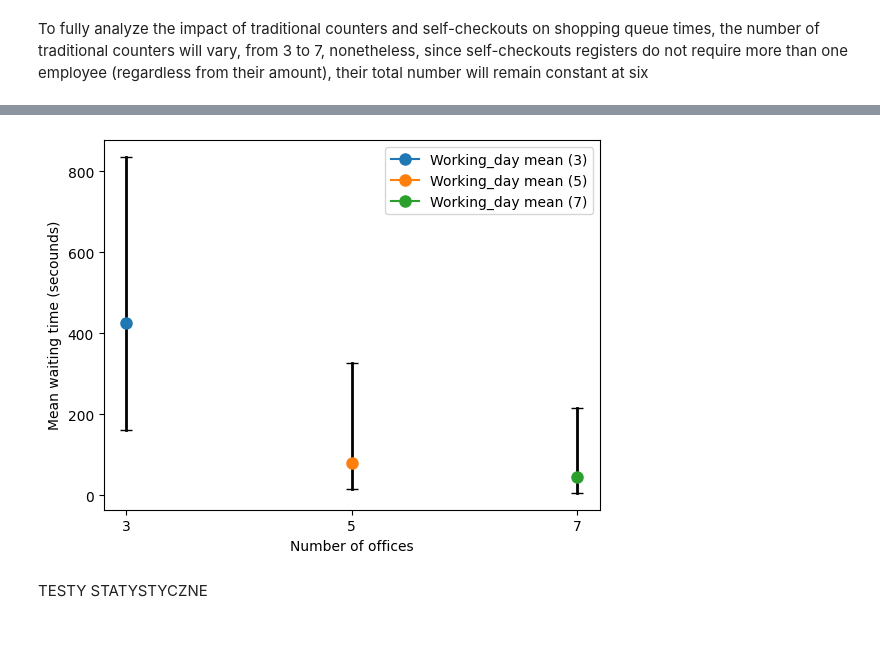
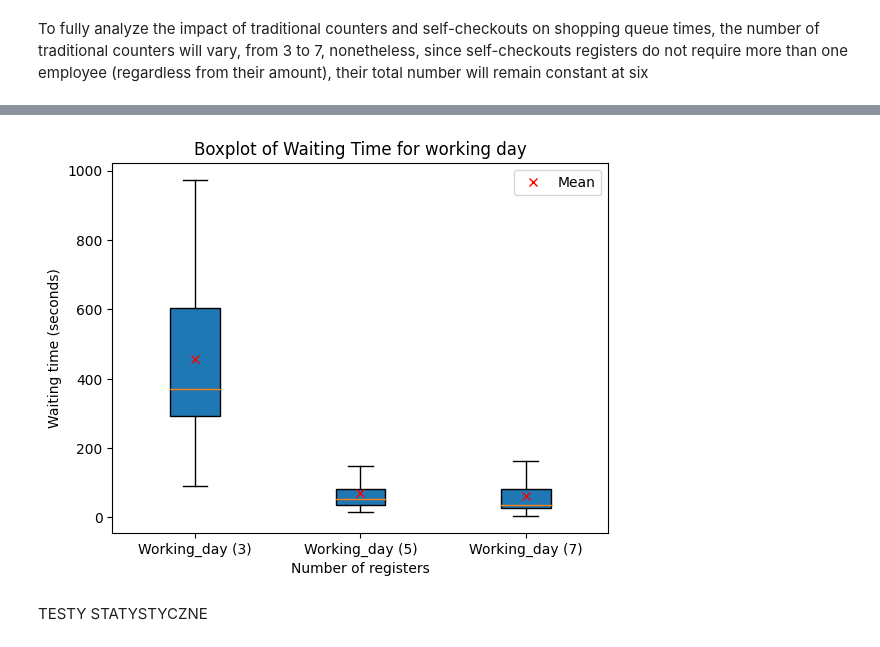
Before and after one commit to Micz26/Symulacja, a Jupyter notebook: notebook.ipynb, the cells around one changed output, grey strips where cells are left out. Cells and saved outputs as stored; diff of their text form; code cells hidden in the pictures.

```diff
--- a/notebook.ipynb
+++ b/notebook.ipynb
@@ -272,21 +174,25 @@ plt.show()
 # %%
+data = [working_day_3, working_day_5, working_day_7]
+
 fig, ax = plt.subplots()
 
-ax.plot([3, 3], [working_day_3_min, working_day_3_max], color='black', linewidth=2, marker='_', markersize=8)
-ax.plot([5, 5], [working_day_5_min, working_day_5_max], color='black', linewidth=2, marker='_', markersize=8)
-ax.plot([7, 7], [working_day_7_min, working_day_7_max], color='black', linewidth=2, marker='_', markersize=8)
+# Tworzenie diagramu pudełkowego
+box = ax.boxplot(data, vert=True, patch_artist=True, labels=['Working_day (3)', 'Working_day (5)', 'Working_day (7)'], showfliers=False)
 
-ax.plot(3, working_day_3_mean, marker='o', markersize=8, label='Working_day mean (3)')
-ax.plot(5, working_day_5_mean, marker='o', markersize=8, label='Working_day mean (5)')
-ax.plot(7, working_day_7_mean, marker='o', markersize=8, label='Working_day mean (7)')
+# Zaznaczanie średnich na diagramie
+ax.plot([1, 2, 3], [working_day_3_mean, working_day_5_mean, working_day_7_mean], marker='x', markersize=6, linestyle='', color='red', label='Mean')
 
-ax.set_xticks([3, 5, 7])
+# Ustawianie etykiet i tytułów
+ax.set_xticks([1, 2, 3])
 ax.set_xlabel('Number of registers')
-ax.set_ylabel('Mean waiting time (secounds)')
+ax.set_ylabel('Waiting time (seconds)')
+ax.set_title('Boxplot of Waiting Time for working day')
 
+# Legenda
 ax.legend()
+
 plt.show()
 # %% [output]
-[figure, old version]
+[figure, new version]
 # %% [markdown]
 TESTY STATYSTYCZNE
```
Also changed, not shown: parts of 18 cells of this notebook.
